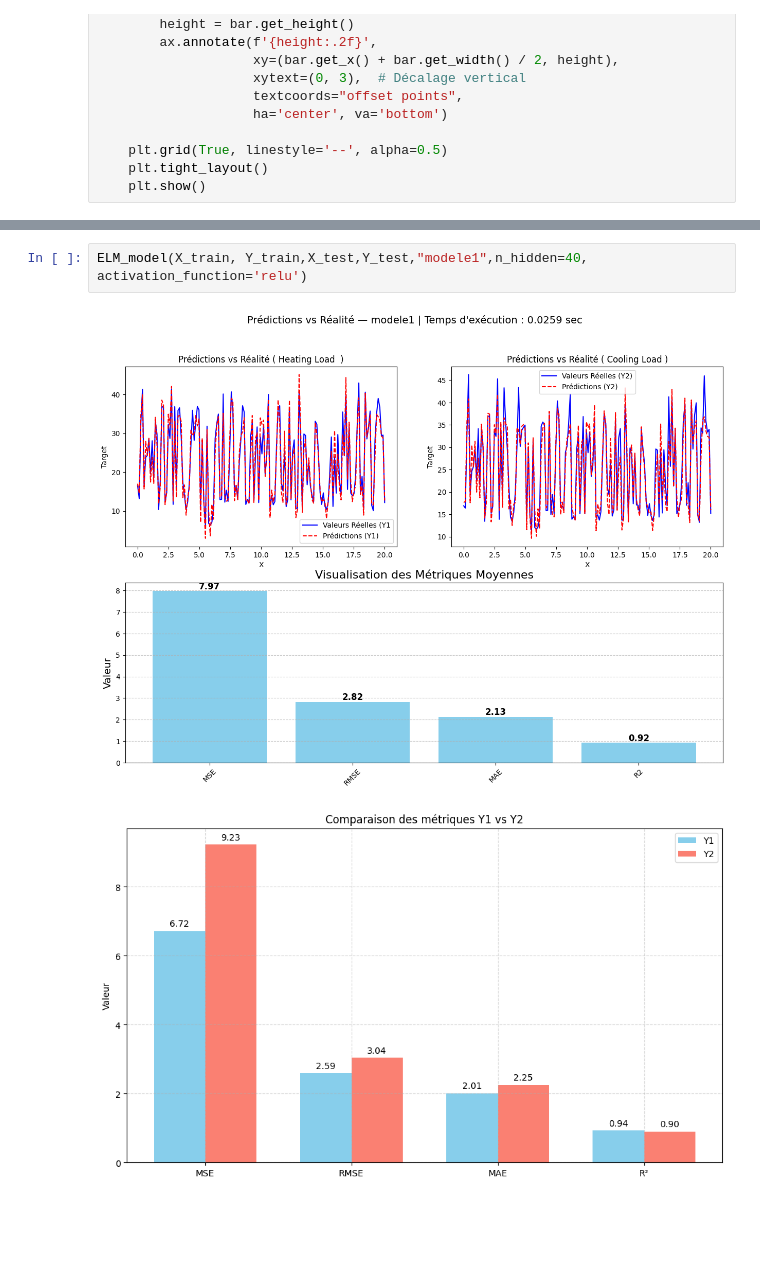
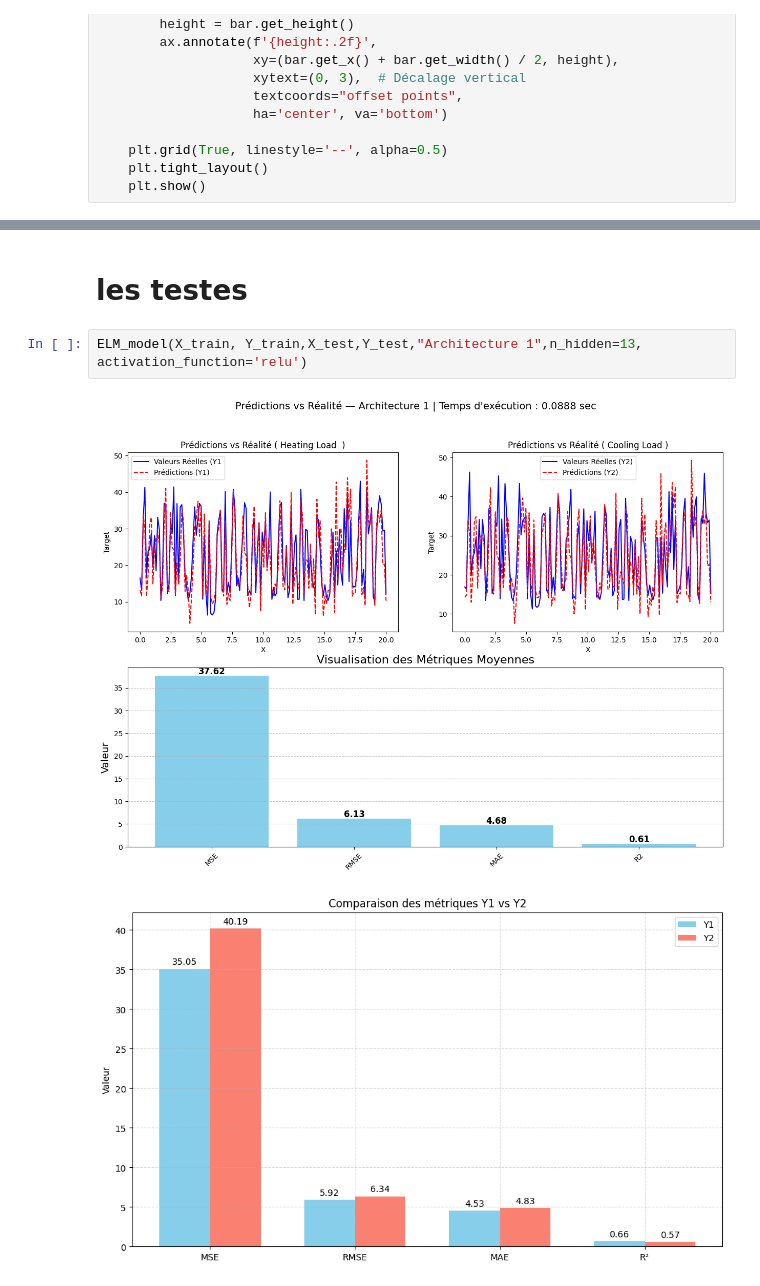
Before and after one commit to bakirmohammed1234/Prediction_Efficacite_Energetique_Batiments, a Jupyter notebook: ELM.ipynb, the cells around one changed output, grey strips where cells are left out. Drawn from its saved outputs; the diff is of its cells as text; blank space fills up the shorter version.

```diff
--- a/ELM.ipynb
+++ b/ELM.ipynb
@@ -205,9 +217,11 @@ def visualisationYpEtYT(y_test,y_pred,string,date_seconde):
 
     visualMetrics(y1_test,y2_test,y1_pred,y2_pred)
     plt.show()
+# %% [markdown]
+# les testes
 # %%
-ELM_model(X_train, Y_train,X_test,Y_test,"modele1",n_hidden=40, activation_function='relu')
+ELM_model(X_train, Y_train,X_test,Y_test,"Architecture 1",n_hidden=13, activation_function='relu')
 # %% [output]
-[figure, old version]
+[figure, new version]
-[figure, old version]
+[figure, new version]
 # %%
```
Also changed, not shown: parts of 15 cells of this notebook, 1 other file.
